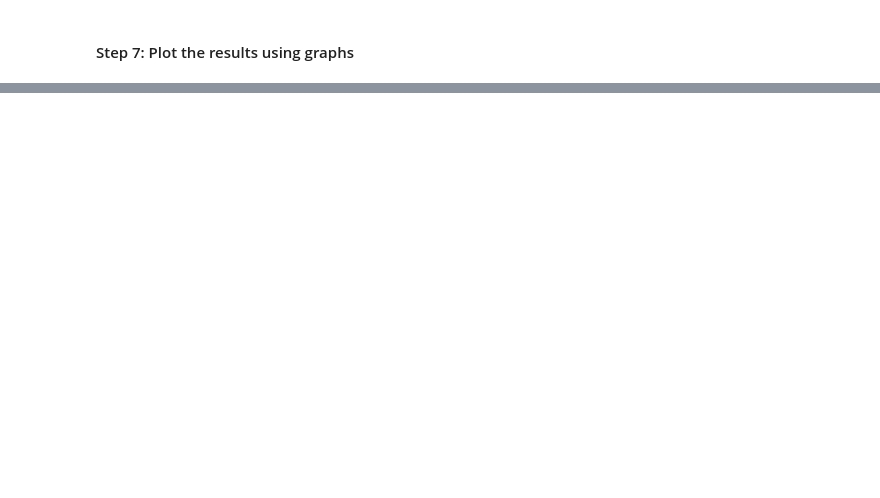
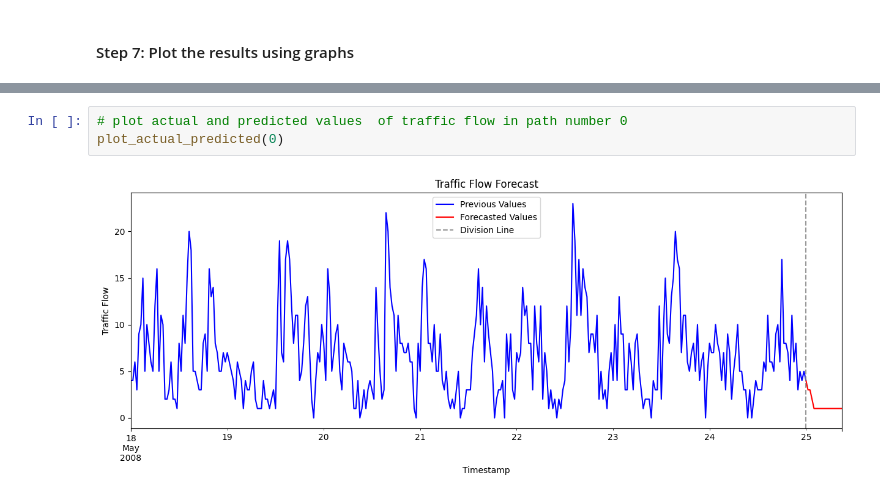
Before and after one commit to stratoskar/Traffic_Flow_Prediction, a Jupyter notebook: Python_Code/Notebook4.ipynb, the cells around one changed output, grey strips where cells are left out. Cells and saved outputs as stored; diff of their text form; blank space fills up the shorter version.

```diff
--- a/Python_Code/Notebook4.ipynb
+++ b/Python_Code/Notebook4.ipynb
@@ -437,0 +516,5 @@ plot_actual_predicted(899)
+# %%
+# plot actual and predicted values  of traffic flow in path number 0
+plot_actual_predicted(0)
+# %% [output]
+[figure, added]
```
Also changed, not shown: parts of 33 cells of this notebook.
